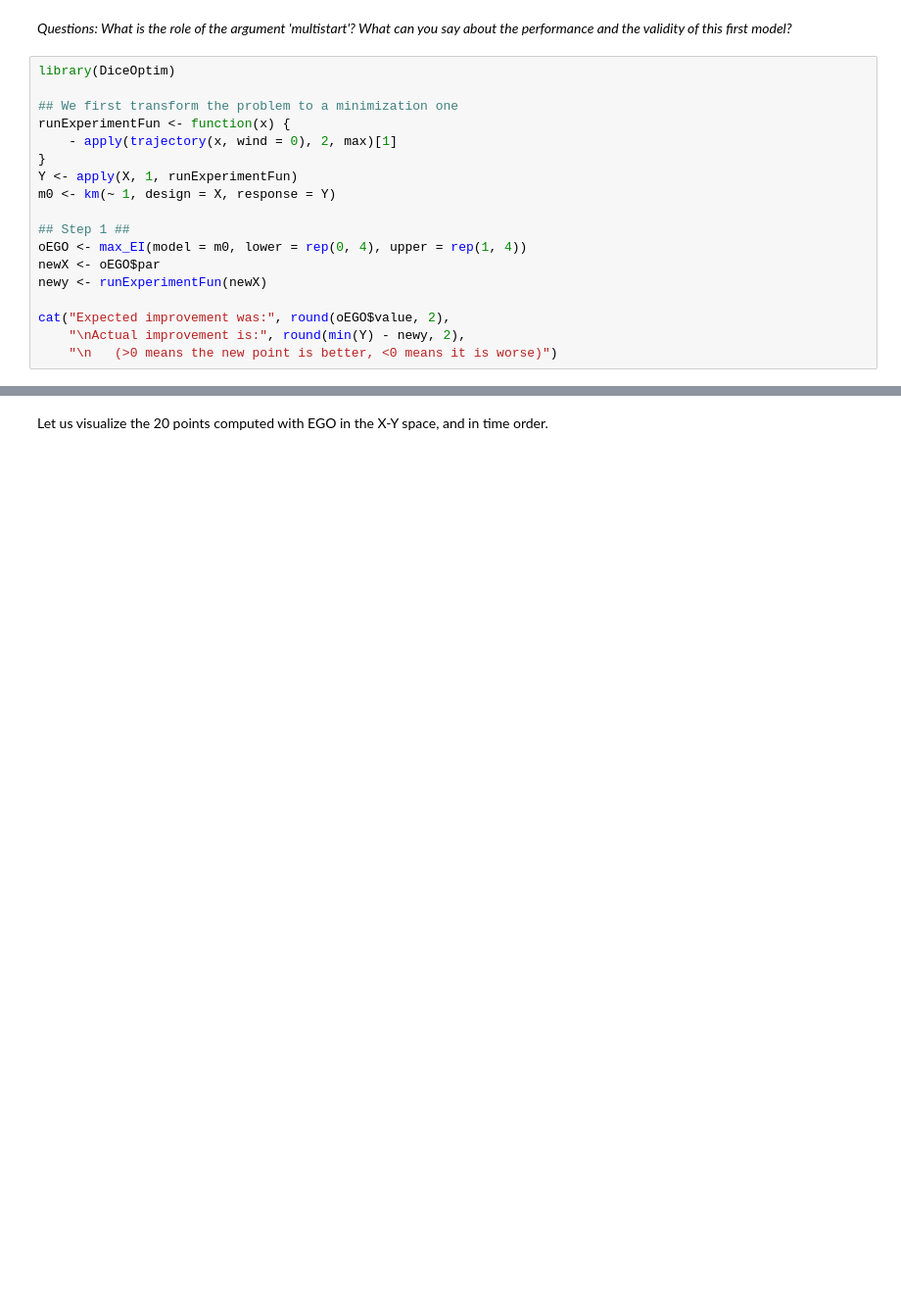
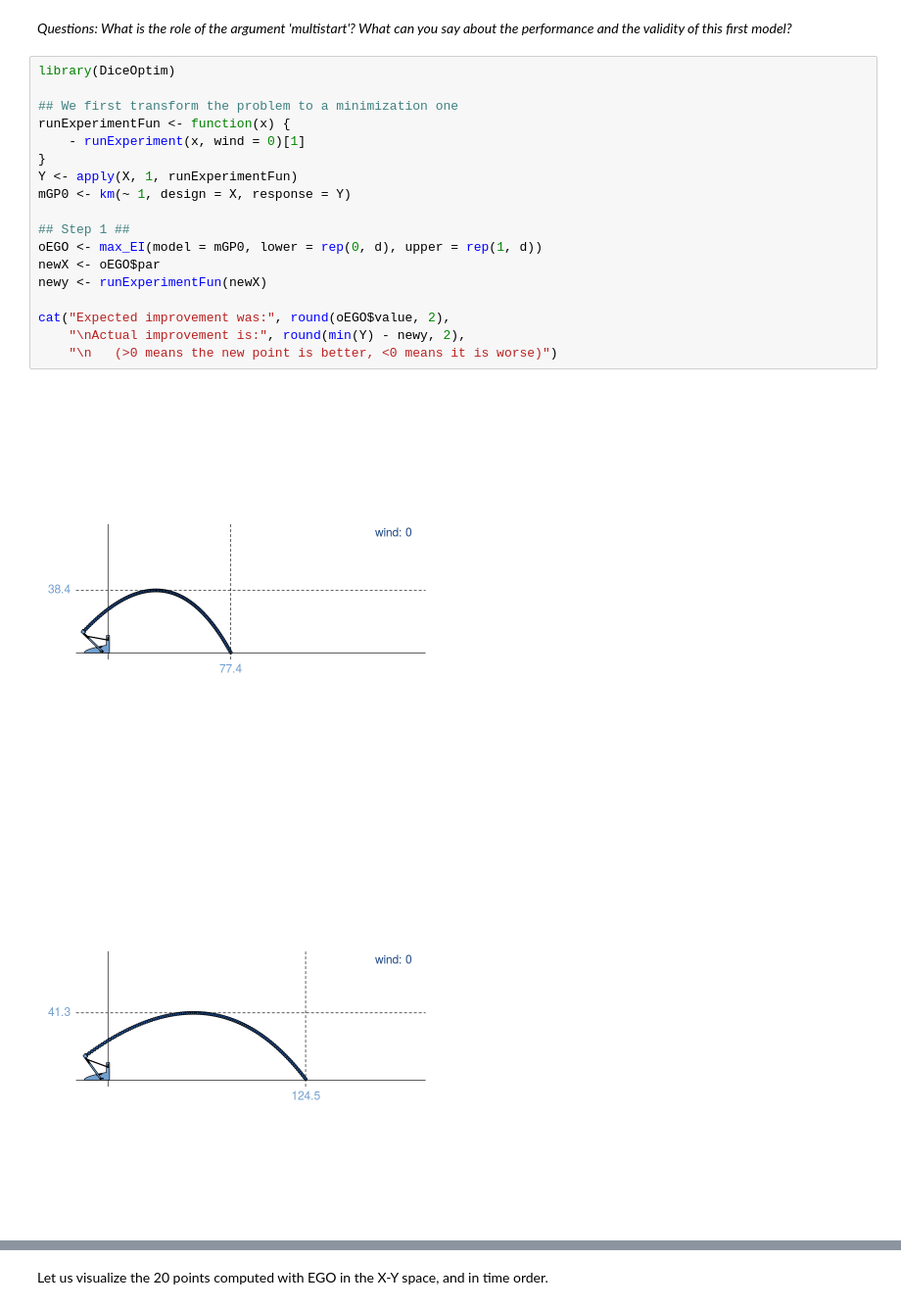
Before and after one commit to ZuluOscarUniform/Computer-experiments, a Jupyter notebook: ComputerExperiments-R-catapult.ipynb, the cells around one changed output, grey strips where cells are left out. Shown at 98% size. Drawn from its saved outputs; the diff is of its cells as text; blank space fills up the shorter version.

```diff
--- a/ComputerExperiments-R-catapult.ipynb
+++ b/ComputerExperiments-R-catapult.ipynb
@@ -60,18 +186,21 @@ plot(m0)    # visual model validation
 # %%
 library(DiceOptim)
 
 ## We first transform the problem to a minimization one
 runExperimentFun <- function(x) {
-    - apply(trajectory(x, wind = 0), 2, max)[1]
+    - runExperiment(x, wind = 0)[1]
 }
 Y <- apply(X, 1, runExperimentFun)
-m0 <- km(~ 1, design = X, response = Y)
+mGP0 <- km(~ 1, design = X, response = Y)
 
 ## Step 1 ##
-oEGO <- max_EI(model = m0, lower = rep(0, 4), upper = rep(1, 4))
+oEGO <- max_EI(model = mGP0, lower = rep(0, d), upper = rep(1, d))
 newX <- oEGO$par
 newy <- runExperimentFun(newX)
 
 cat("Expected improvement was:", round(oEGO$value, 2),
     "\nActual improvement is:", round(min(Y) - newy, 2),
     "\n   (>0 means the new point is better, <0 means it is worse)")
+# %% [output]
+[figure, added]
+[figure, added]
```
Also changed, not shown: parts of 15 cells of this notebook.
